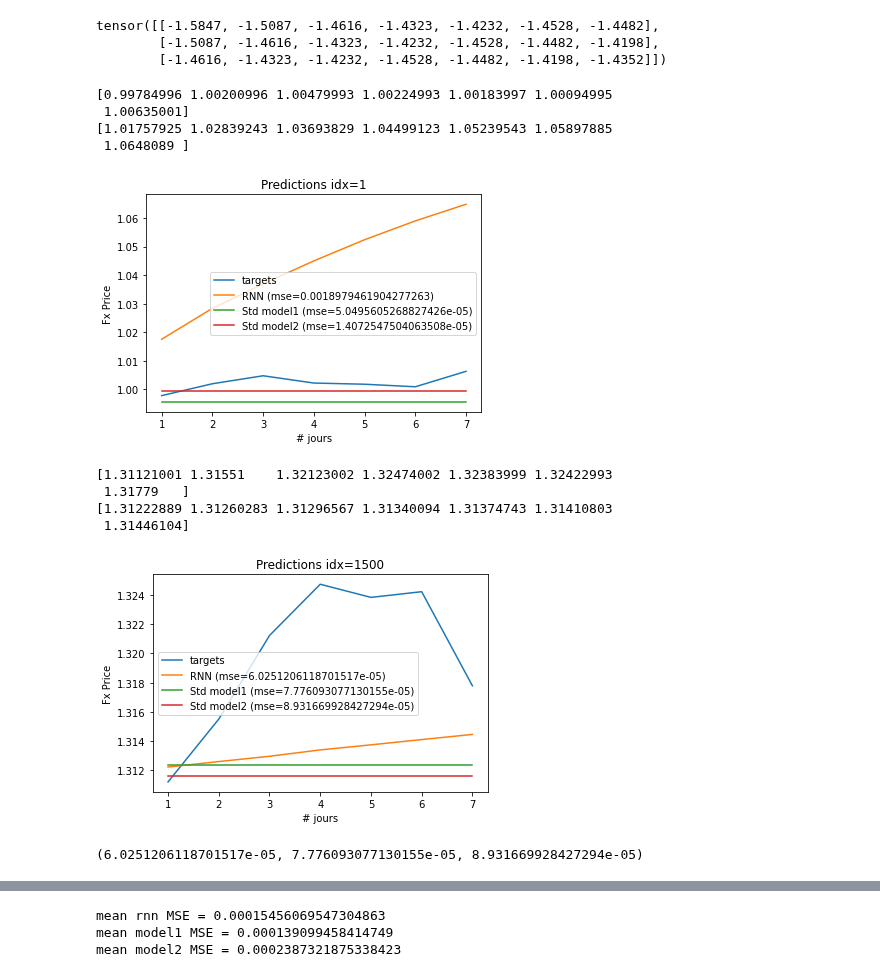
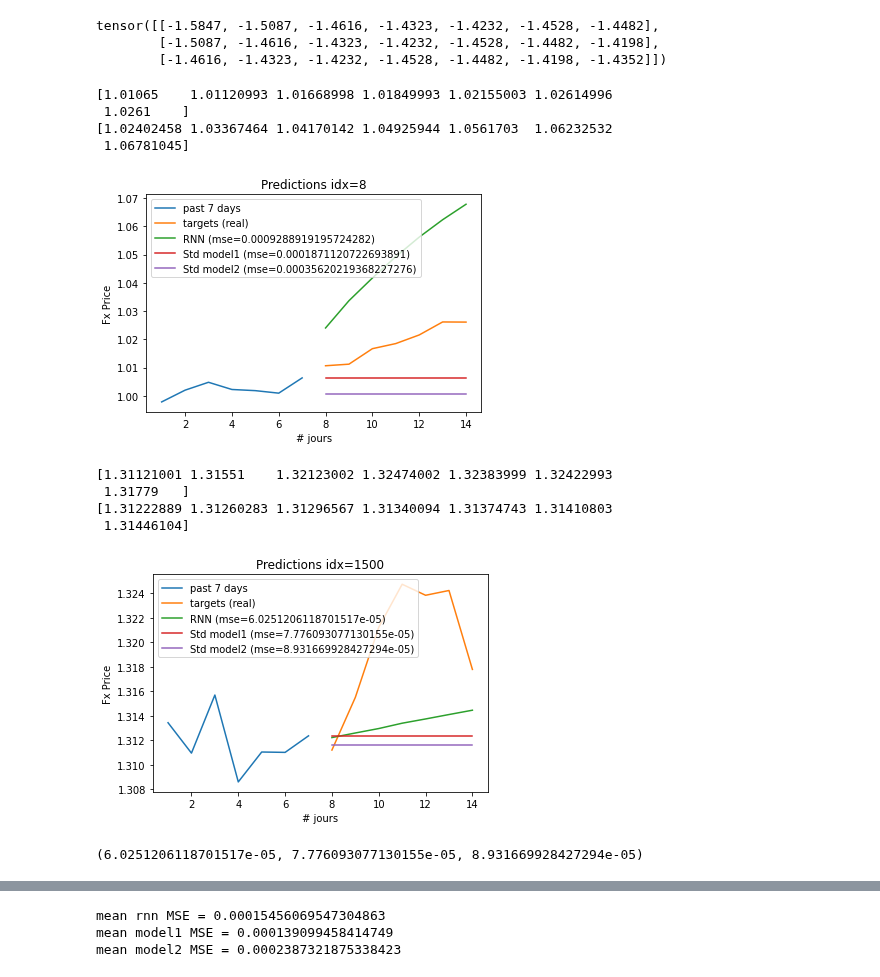
Before and after one commit to delemarchand2020/IVADO_MILA_DL, a Jupyter notebook: Predict_FX_with_DL.ipynb, the cells around one changed output, grey strips where cells are left out. Cells and saved outputs as stored; diff of their text form; code cells hidden in the pictures.

```diff
--- a/Predict_FX_with_DL.ipynb
+++ b/Predict_FX_with_DL.ipynb
@@ -619,11 +619,16 @@ def prediction_n_jours(inputs, targets, mean, std, n=7, idx=1500, display=False,
     print(y_targets)
     print(y_predicts)
 
-    xaxis = range(1, n+1)
-    plt.plot(xaxis, y_targets, label='targets')
-    plt.plot(xaxis, y_predicts, label=f'RNN (mse={rnn_mse})')
-    plt.plot(xaxis, y_model1, label=f'Std model1 (mse={model1_mse})')
-    plt.plot(xaxis, y_model2, label=f'Std model2 (mse={model2_mse})')
+    xaxis = range(1, 8)
+    y_previous = targets.numpy()[idx-7:idx,0]*std + mean
+    plt.plot(xaxis, y_previous, label='past 7 days')
+
+    start = 8
+    xaxis_pred = range(start, start+n)
+    plt.plot(xaxis_pred, y_targets, label='targets (real)')
+    plt.plot(xaxis_pred, y_predicts, label=f'RNN (mse={rnn_mse})')
+    plt.plot(xaxis_pred, y_model1, label=f'Std model1 (mse={model1_mse})')
+    plt.plot(xaxis_pred, y_model2, label=f'Std model2 (mse={model2_mse})')
 
     plt.xlabel('# jours')
     plt.ylabel('Fx Price')
@@ -634,19 +639,19 @@ def prediction_n_jours(inputs, targets, mean, std, n=7, idx=1500, display=False,
 
   return rnn_mse, model1_mse, model2_mse
 # %%
-prediction_n_jours(Xs_test, ys_test, mean, std, n=7, idx=1, display=True, bootstrap=True)
+prediction_n_jours(Xs_test, ys_test, mean, std, n=7, idx=8, display=True, bootstrap=True)
 prediction_n_jours(Xs_test, ys_test, mean, std, n=7, idx=1500, display=True, bootstrap=True)
 # %% [output]
-[0.99784996 1.00200996 1.00479993 1.00224993 1.00183997 1.00094995
- 1.00635001]
-[1.01757925 1.02839243 1.03693829 1.04499123 1.05239543 1.05897885
- 1.0648089 ]
+[1.01065    1.01120993 1.01668998 1.01849993 1.02155003 1.02614996
+ 1.0261    ]
+[1.02402458 1.03367464 1.04170142 1.04925944 1.0561703  1.06232532
+ 1.06781045]
-[figure, old version]
+[figure, new version]
 [1.31121001 1.31551    1.32123002 1.32474002 1.32383999 1.32422993
  1.31779   ]
 [1.31222889 1.31260283 1.31296567 1.31340094 1.31374743 1.31410803
  1.31446104]
-[figure, old version]
+[figure, new version]
 (6.0251206118701517e-05, 7.776093077130155e-05, 8.931669928427294e-05)
 # %%
 prediction_n_jours(Xs_test, ys_test, mean, std, n=10, idx=1000, display=True, bootstrap=True)
```
Also changed, not shown: parts of 1 cell of this notebook.
